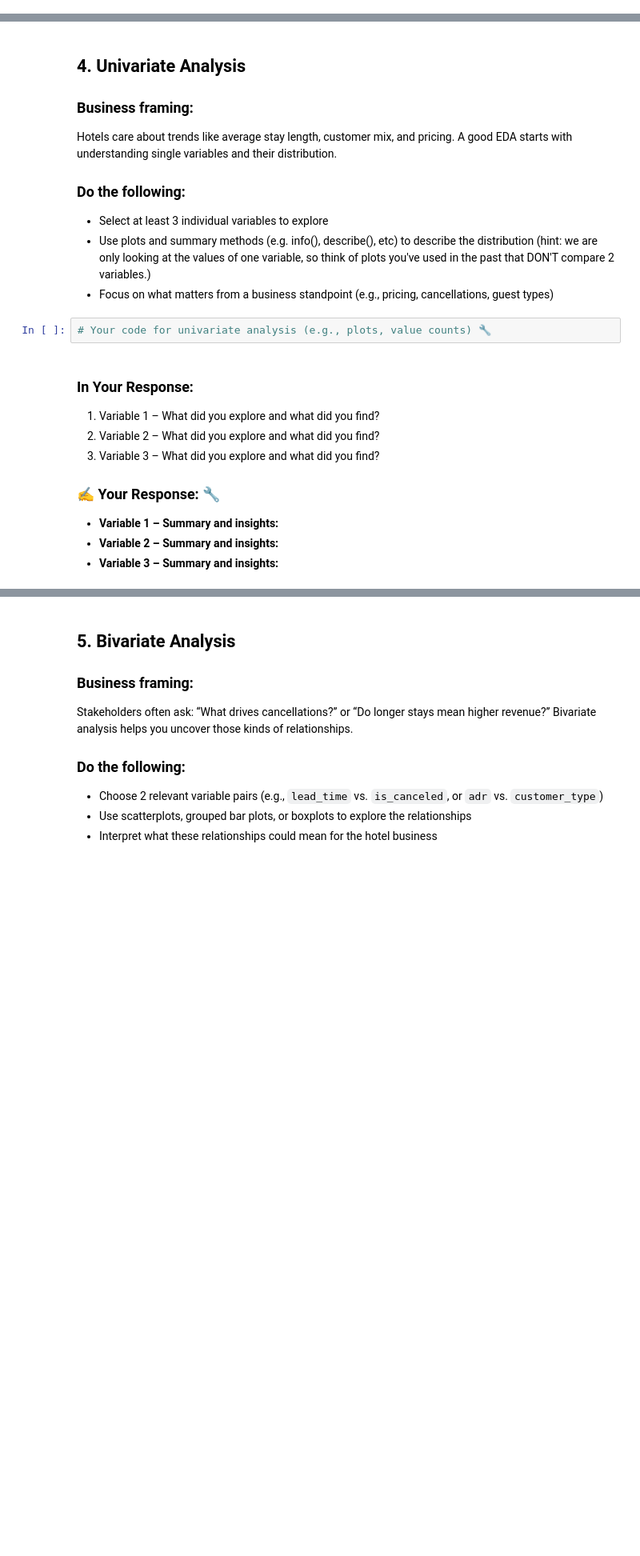
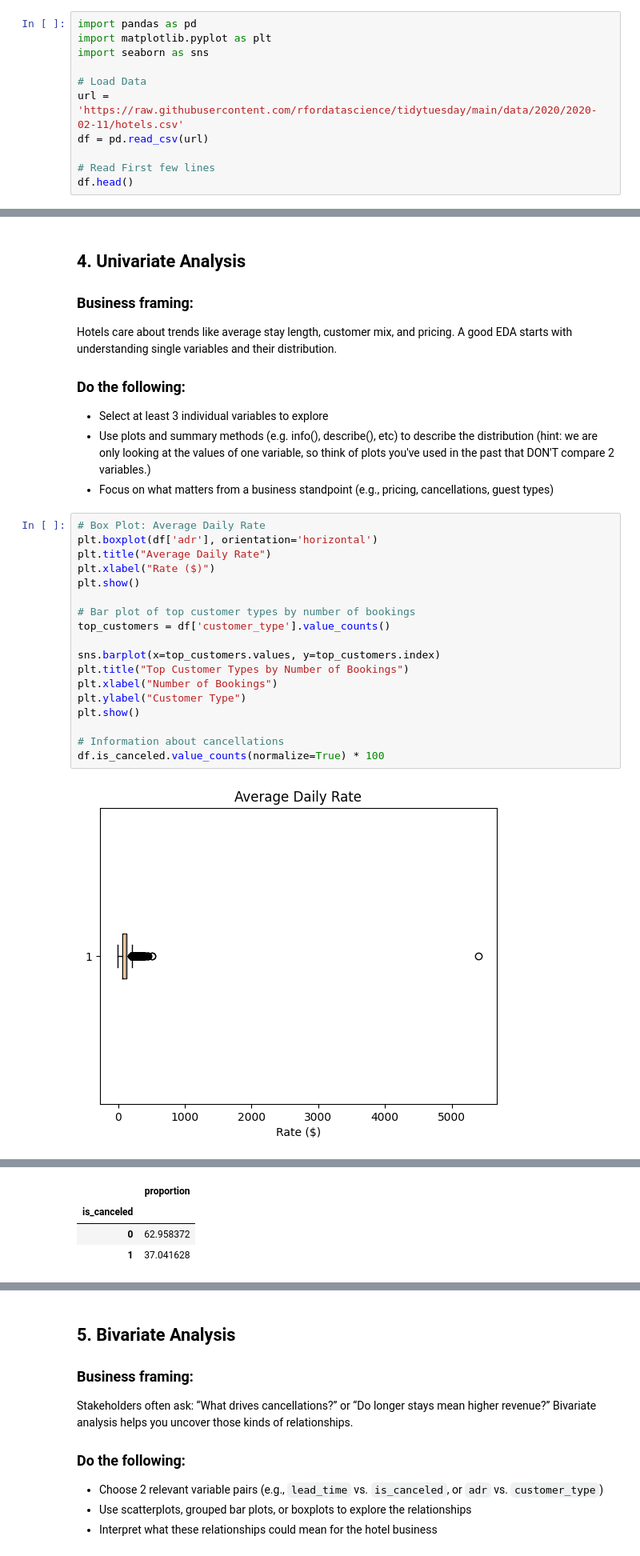
Before and after one commit to expely/Business-Analytics-Labs, a Jupyter notebook: Assignments/assignment_05_eda.ipynb, the cells around one changed output, grey strips where cells are left out. Shown at 80% size. Drawn from its saved outputs; the diff is of its cells as text; blank space fills up the shorter version.

```diff
--- a/Assignments/assignment_05_eda.ipynb
+++ b/Assignments/assignment_05_eda.ipynb
@@ -76,0 +75,11 @@ Instructions:
+# %%
+import pandas as pd
+import matplotlib.pyplot as plt
+import seaborn as sns
+
+# Load Data
+url = 'https://raw.githubusercontent.com/rfordatascience/tidytuesday/main/data/2020/2020-02-11/hotels.csv'
+df = pd.read_csv(url)
+
+# Read First few lines
+df.head()
@@ -126,15 +169,23 @@ Hotels care about trends like average stay length, customer mix, and pricing. A
 - Select at least 3 individual variables to explore
 - Use plots and summary methods (e.g. info(), describe(), etc)  to describe the distribution (hint: we are only looking at the values of one variable, so think of plots you've used in the past that DON'T compare 2 variables.)
 - Focus on what matters from a business standpoint (e.g., pricing, cancellations, guest types)
-# %%
-# Your code for univariate analysis (e.g., plots, value counts) 🔧
-# %% [markdown]
-### In Your Response:
-1. Variable 1 – What did you explore and what did you find?
-2. Variable 2 – What did you explore and what did you find?
-3. Variable 3 – What did you explore and what did you find?
-
-### ✍️ Your Response: 🔧
-- **Variable 1 – Summary and insights:**
-- **Variable 2 – Summary and insights:**
-- **Variable 3 – Summary and insights:**
+# %%
+# Box Plot: Average Daily Rate
+plt.boxplot(df['adr'], orientation='horizontal')
+plt.title("Average Daily Rate")
+plt.xlabel("Rate ($)")
+plt.show()
+
+# Bar plot of top customer types by number of bookings
+top_customers = df['customer_type'].value_counts()
+
+sns.barplot(x=top_customers.values, y=top_customers.index)
+plt.title("Top Customer Types by Number of Bookings")
+plt.xlabel("Number of Bookings")
+plt.ylabel("Customer Type")
+plt.show()
+
+# Information about cancellations
+df.is_canceled.value_counts(normalize=True) * 100
+# %% [output]
+[figure, added]
@@ -140,0 +193,4 @@ Hotels care about trends like average stay length, customer mix, and pricing. A
+|  | proportion |
+| is_canceled |  |
+| 0 | 62.958372 |
+| 1 | 37.041628 |
```
Also changed, not shown: parts of 18 cells of this notebook.
